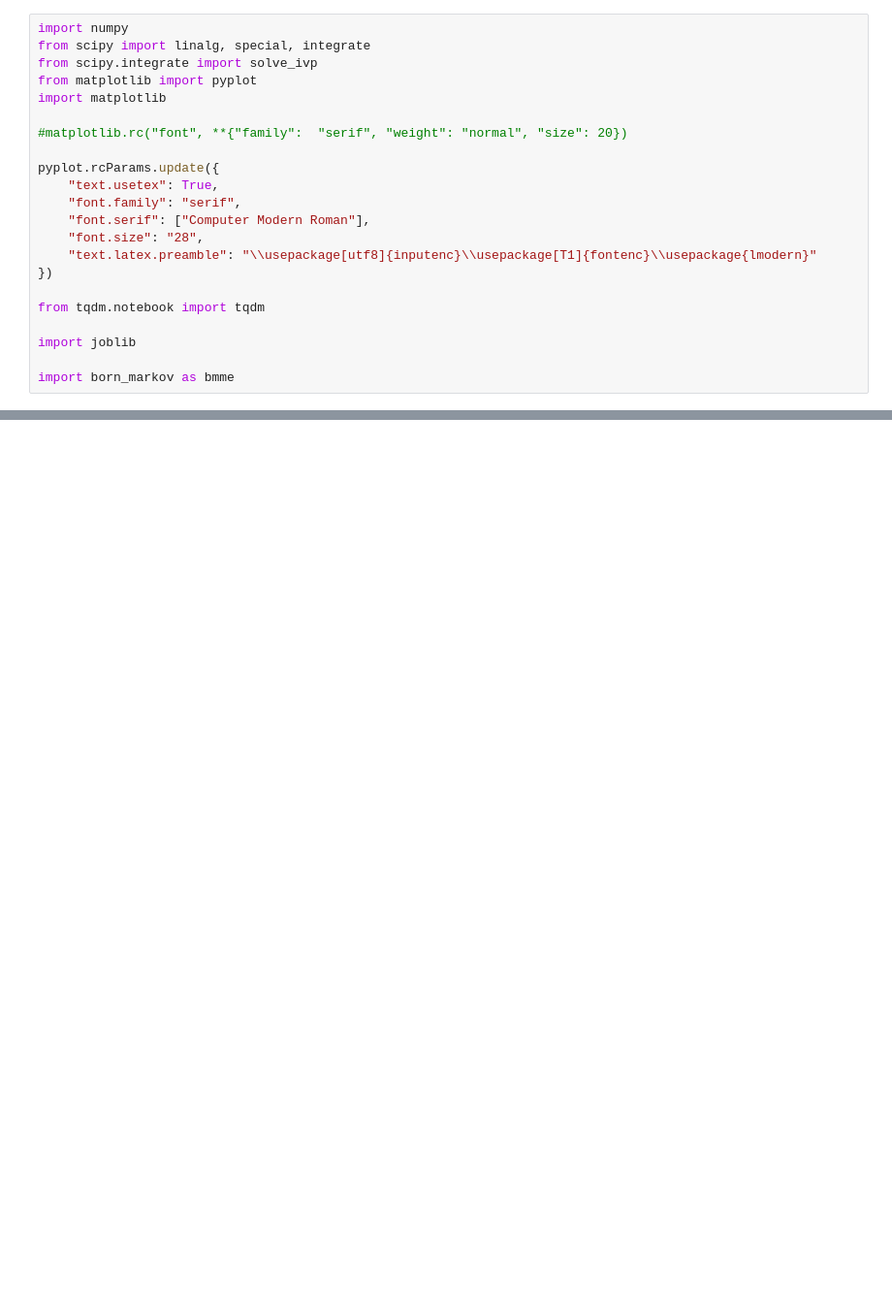
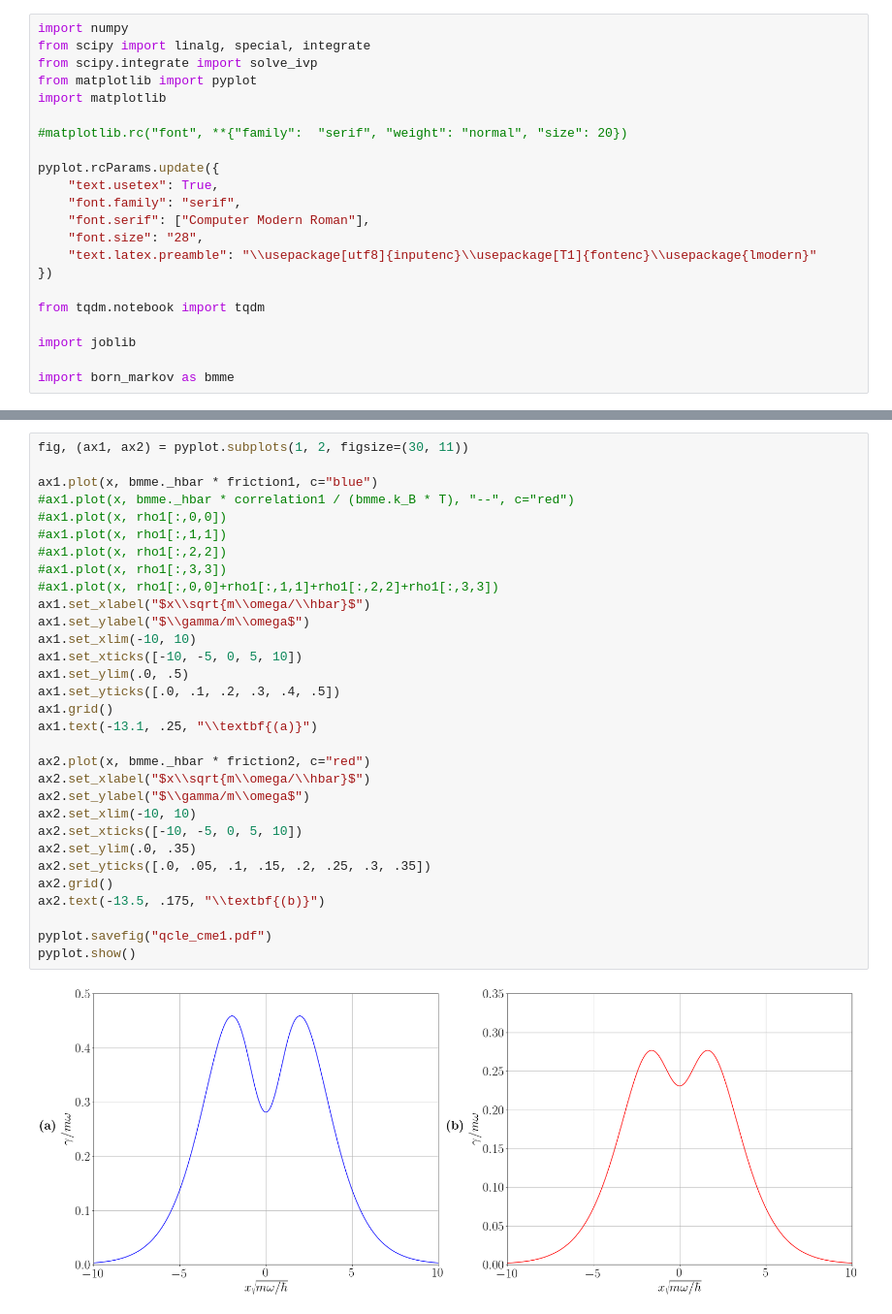
Before and after one commit to robingrether/Born-Markov, a Jupyter notebook: Anderson w Energy Landscape & Direct Hopping.ipynb, the cells around one changed output, grey strips where cells are left out. Shown at 97% size. Drawn from its saved outputs; the diff is of its cells as text; blank space fills up the shorter version.

```diff
--- a/Anderson w Energy Landscape & Direct Hopping.ipynb
+++ b/Anderson w Energy Landscape & Direct Hopping.ipynb
@@ -87,0 +116,33 @@ for i in range(len(results2)):
+# %%
+fig, (ax1, ax2) = pyplot.subplots(1, 2, figsize=(30, 11))
+
+ax1.plot(x, bmme._hbar * friction1, c="blue")
+#ax1.plot(x, bmme._hbar * correlation1 / (bmme.k_B * T), "--", c="red")
+#ax1.plot(x, rho1[:,0,0])
+#ax1.plot(x, rho1[:,1,1])
+#ax1.plot(x, rho1[:,2,2])
+#ax1.plot(x, rho1[:,3,3])
+#ax1.plot(x, rho1[:,0,0]+rho1[:,1,1]+rho1[:,2,2]+rho1[:,3,3])
+ax1.set_xlabel("$x\\sqrt{m\\omega/\\hbar}$")
+ax1.set_ylabel("$\\gamma/m\\omega$")
+ax1.set_xlim(-10, 10)
+ax1.set_xticks([-10, -5, 0, 5, 10])
+ax1.set_ylim(.0, .5)
+ax1.set_yticks([.0, .1, .2, .3, .4, .5])
+ax1.grid()
+ax1.text(-13.1, .25, "\\textbf{(a)}")
+
+ax2.plot(x, bmme._hbar * friction2, c="red")
+ax2.set_xlabel("$x\\sqrt{m\\omega/\\hbar}$")
+ax2.set_ylabel("$\\gamma/m\\omega$")
+ax2.set_xlim(-10, 10)
+ax2.set_xticks([-10, -5, 0, 5, 10])
+ax2.set_ylim(.0, .35)
+ax2.set_yticks([.0, .05, .1, .15, .2, .25, .3, .35])
+ax2.grid()
+ax2.text(-13.5, .175, "\\textbf{(b)}")
+
+pyplot.savefig("qcle_cme1.pdf")
+pyplot.show()
+# %% [output]
+[figure, added]
```
Also changed, not shown: parts of 5 cells of this notebook, 1 other file.
